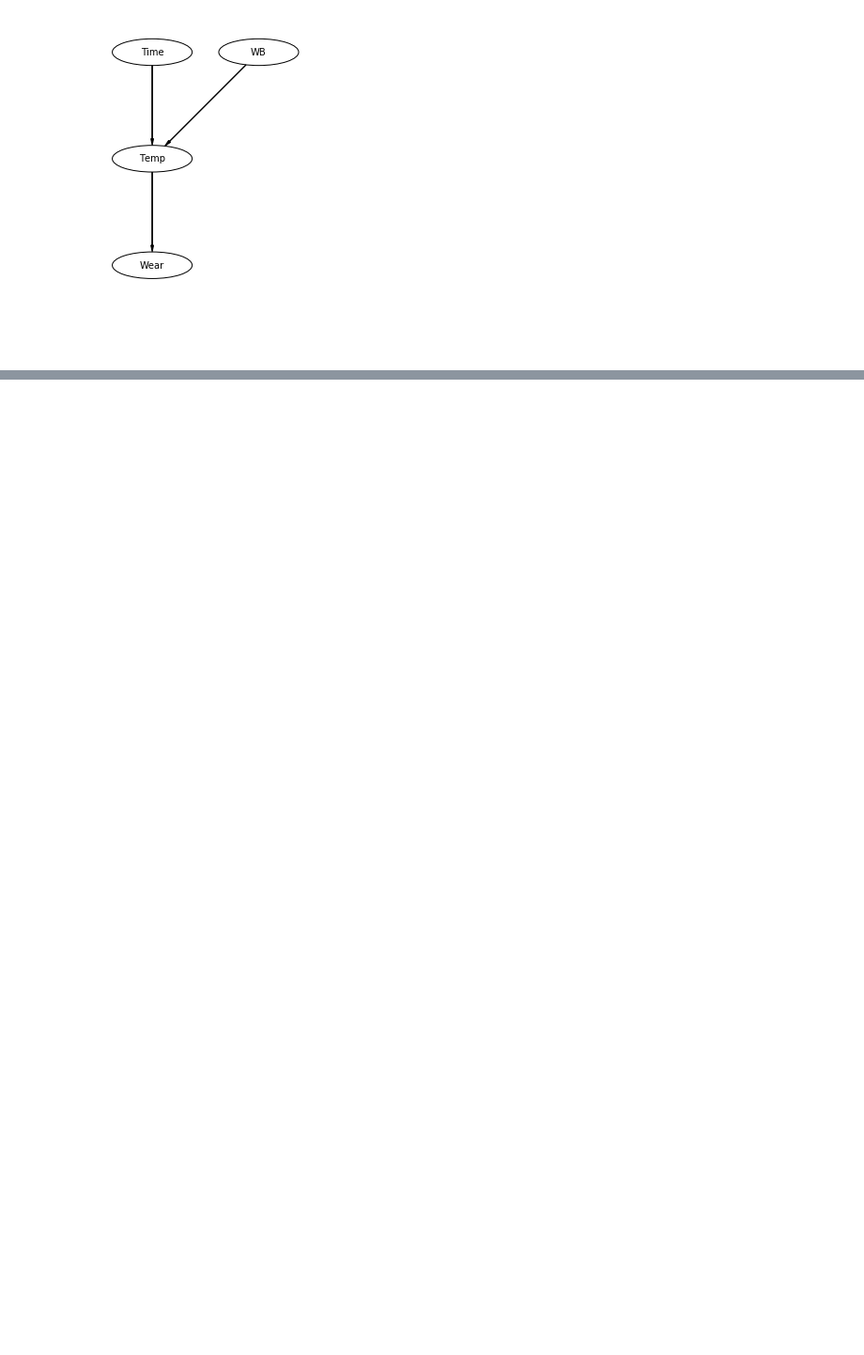
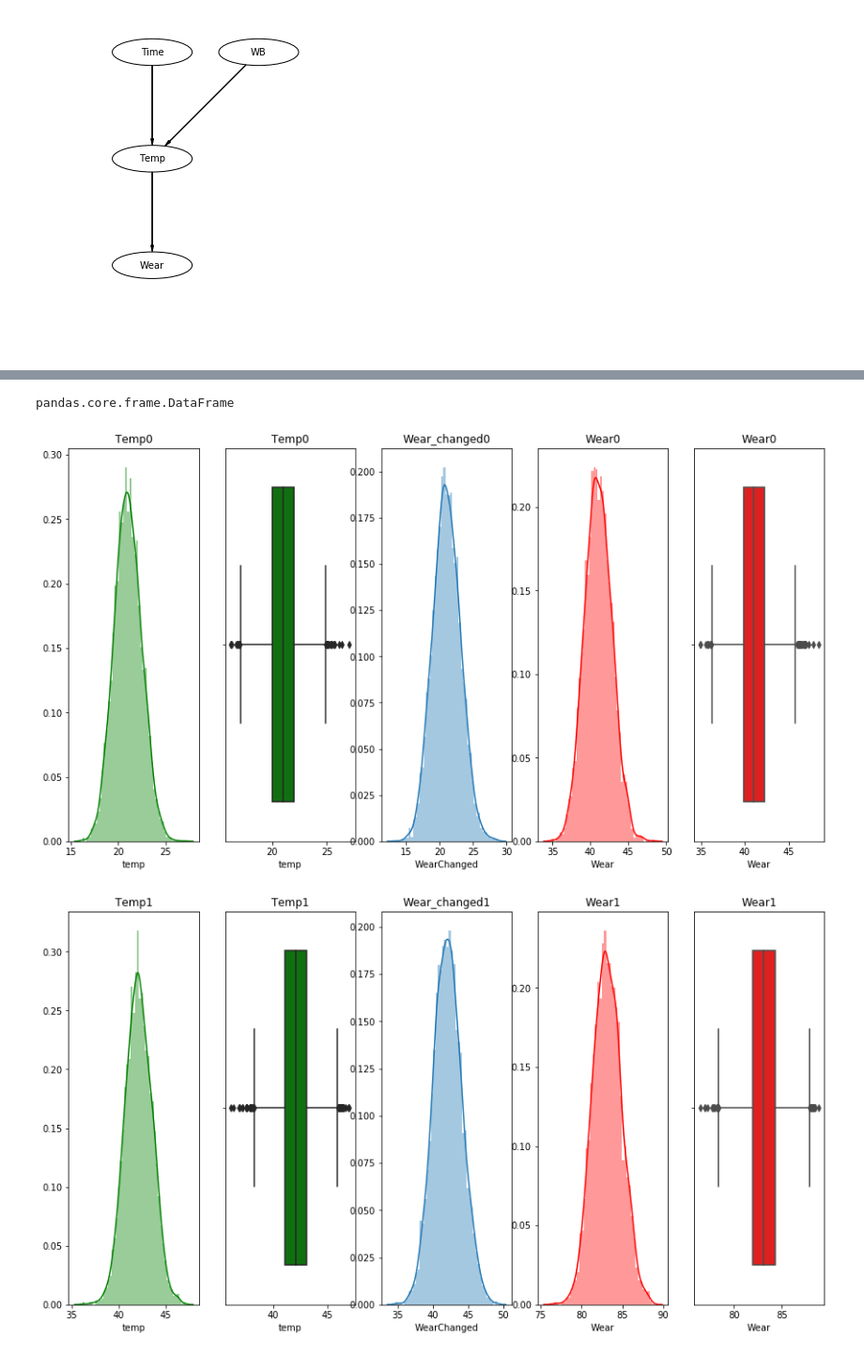
Before and after one commit to sunilsainiK/Bayes, a Jupyter notebook: Bayesian network.ipynb, the cells around one changed output, grey strips where cells are left out. Shown at 94% size. Cells and saved outputs as stored; diff of their text form; code cells hidden in the pictures; blank space fills up the shorter version.

```diff
--- a/Bayesian network.ipynb
+++ b/Bayesian network.ipynb
@@ -158,0 +165,24 @@ NUTS: [changedWear, wear2, Temp2, Time2]
+# %%
+type(predStep0)
+# %% [output]
+pandas.core.frame.DataFrame
+# %%
+i=0
+for i in range(0,len(df)-1):
+    fig, ax =plt.subplots(1,5)
+    fig.set_figheight(8)
+    fig.set_figwidth(15)
+    #plt.figure(i)
+    #plt.grid(True)
+    seaborn.distplot(globals()["predStep" + str(i)].temp,ax=ax[0],color='green').set_title("Temp"+str(i))
+    seaborn.boxplot(globals()["predStep" + str(i)].temp,ax=ax[1],color='green').set_title("Temp"+str(i))
+    seaborn.distplot(globals()["predStep" + str(i)].WearChanged,ax=ax[2]).set_title("Wear_changed"+str(i))
+    seaborn.distplot(globals()["predStep" + str(i)].Wear,ax=ax[3],color='r').set_title("Wear"+str(i))
+    seaborn.boxplot(globals()["predStep" + str(i)].Wear,ax=ax[4],color='r').set_title("Wear"+str(i))
+
+
+    #seaborn.set_axis_labels("WearChanged","temp");
+    #seaborn.distplot(globals()["predStep" + str(i)].Wear, ax=ax[1]).set_title("Wear"+str(i))
+# %% [output]
+[figure, added]
+[figure, added]
```
Also changed, not shown: parts of 18 cells of this notebook.
